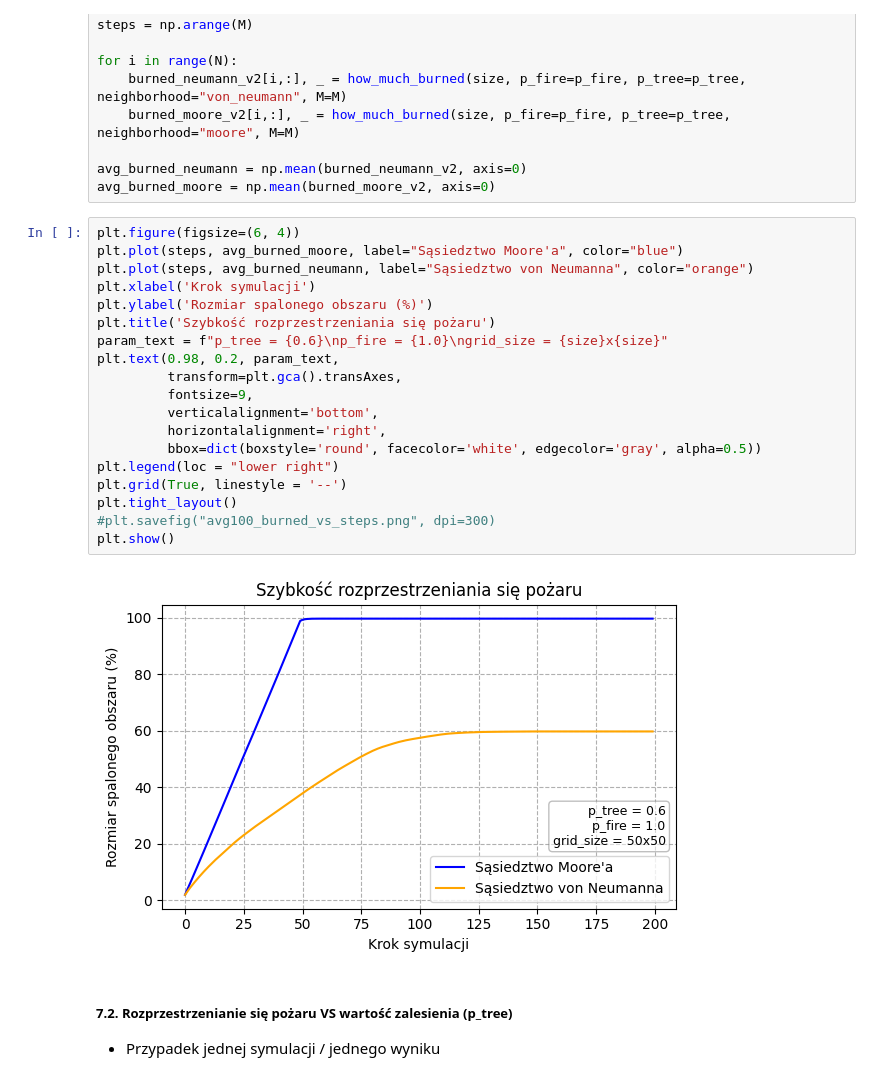
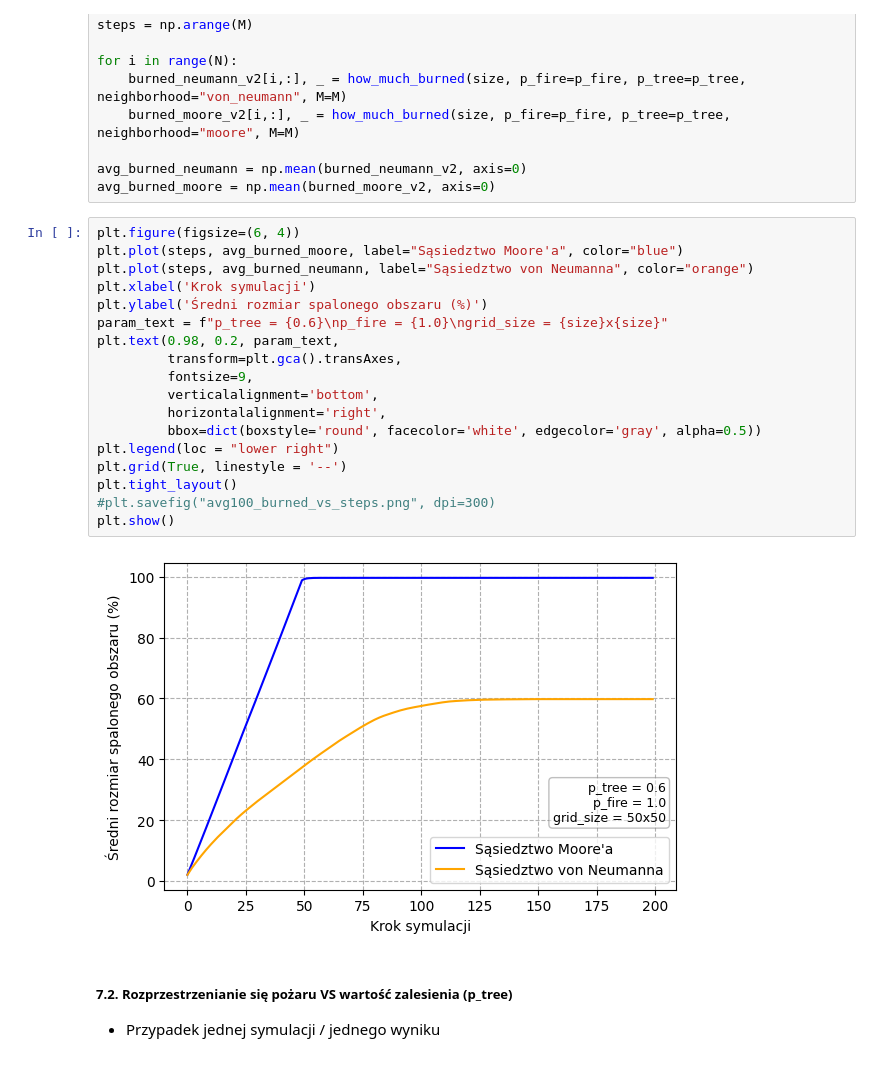
Before and after one commit to JKrempinska/fire-spread-percolation, a Jupyter notebook: fire.ipynb, the cells around one changed output. Cells and saved outputs as stored; diff of their text form.

```diff
--- a/fire.ipynb
+++ b/fire.ipynb
@@ -201,24 +200,23 @@ avg_burned_moore = np.mean(burned_moore_v2, axis=0)
 # %%
 plt.figure(figsize=(6, 4))
 plt.plot(steps, avg_burned_moore, label="Sąsiedztwo Moore'a", color="blue")
 plt.plot(steps, avg_burned_neumann, label="Sąsiedztwo von Neumanna", color="orange")
 plt.xlabel('Krok symulacji')
-plt.ylabel('Rozmiar spalonego obszaru (%)')
-plt.title('Szybkość rozprzestrzeniania się pożaru')
+plt.ylabel('Średni rozmiar spalonego obszaru (%)')
 param_text = f"p_tree = {0.6}\np_fire = {1.0}\ngrid_size = {size}x{size}"
 plt.text(0.98, 0.2, param_text,
          transform=plt.gca().transAxes,
          fontsize=9,
          verticalalignment='bottom',
          horizontalalignment='right',
          bbox=dict(boxstyle='round', facecolor='white', edgecolor='gray', alpha=0.5))
 plt.legend(loc = "lower right")
 plt.grid(True, linestyle = '--')
 plt.tight_layout()
 #plt.savefig("avg100_burned_vs_steps.png", dpi=300)
 plt.show()
 # %% [output]
-[figure, old version]
+[figure, new version]
 # %% [markdown]
 ##### 7.2. Rozprzestrzenianie się pożaru VS wartość zalesienia (p_tree)
 
```
Also changed, not shown: parts of 5 cells of this notebook.
